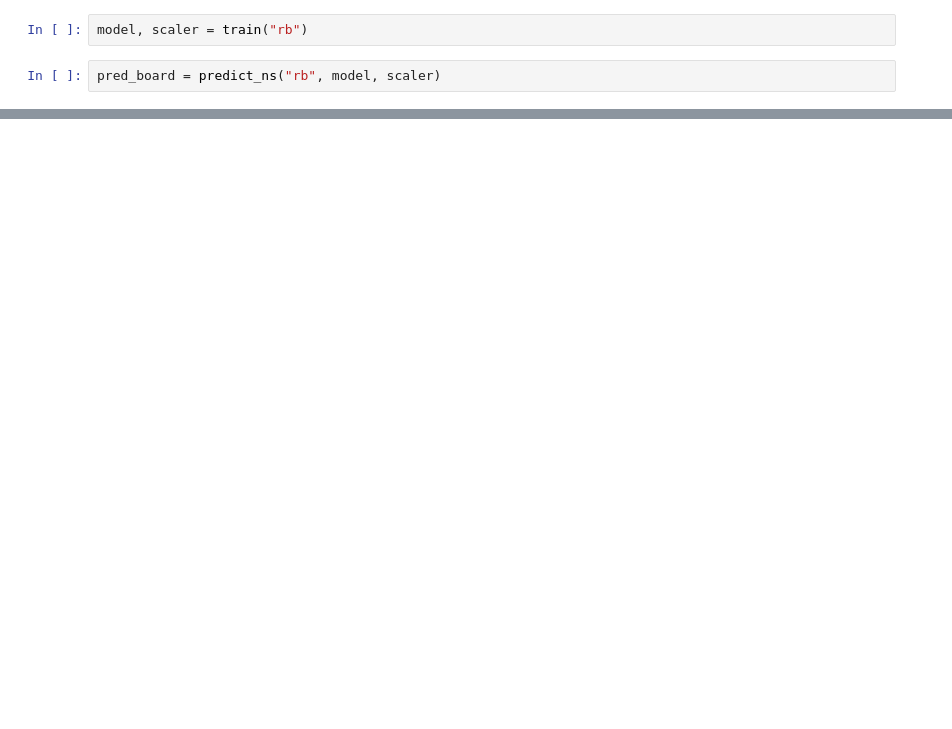
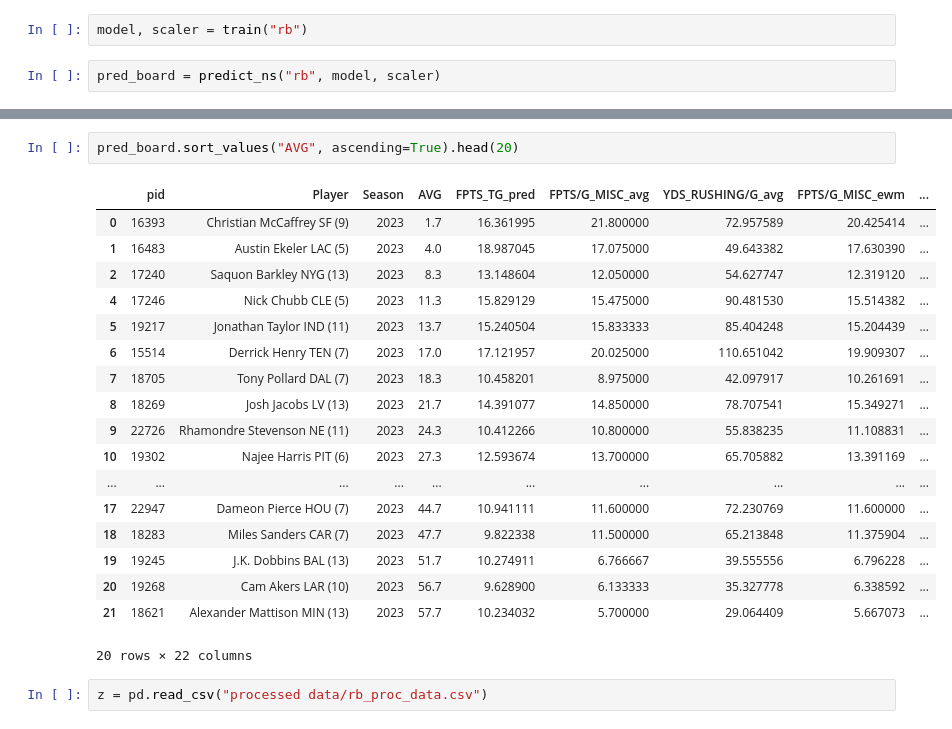
Before and after one commit to sslp23/ff_optimizer, a Jupyter notebook: Model Auto.ipynb, the cells around one changed output, grey strips where cells are left out. Cells and saved outputs as stored; diff of their text form; blank space fills up the shorter version.

```diff
--- a/Model Auto.ipynb
+++ b/Model Auto.ipynb
@@ -97 +98,24 @@ pred_board.sort_values("FPTS_TG_pred", ascending=False).head(20)
 20 rows × 22 columns
+# %%
+pred_board.sort_values("AVG", ascending=True).head(20)
+# %% [output]
+|  | pid | Player | Season | AVG | FPTS_TG_pred | FPTS/G_MISC_avg | YDS_RUSHING/G_avg | FPTS/G_MISC_ewm | ... |
+| 0 | 16393 | Christian McCaffrey SF (9) | 2023 | 1.7 | 16.361995 | 21.800000 | 72.957589 | 20.425414 | ... |
+| 1 | 16483 | Austin Ekeler LAC (5) | 2023 | 4.0 | 18.987045 | 17.075000 | 49.643382 | 17.630390 | ... |
+| 2 | 17240 | Saquon Barkley NYG (13) | 2023 | 8.3 | 13.148604 | 12.050000 | 54.627747 | 12.319120 | ... |
+| 4 | 17246 | Nick Chubb CLE (5) | 2023 | 11.3 | 15.829129 | 15.475000 | 90.481530 | 15.514382 | ... |
+| 5 | 19217 | Jonathan Taylor IND (11) | 2023 | 13.7 | 15.240504 | 15.833333 | 85.404248 | 15.204439 | ... |
+| 6 | 15514 | Derrick Henry TEN (7) | 2023 | 17.0 | 17.121957 | 20.025000 | 110.651042 | 19.909307 | ... |
+| 7 | 18705 | Tony Pollard DAL (7) | 2023 | 18.3 | 10.458201 | 8.975000 | 42.097917 | 10.261691 | ... |
+| 8 | 18269 | Josh Jacobs LV (13) | 2023 | 21.7 | 14.391077 | 14.850000 | 78.707541 | 15.349271 | ... |
+| 9 | 22726 | Rhamondre Stevenson NE (11) | 2023 | 24.3 | 10.412266 | 10.800000 | 55.838235 | 11.108831 | ... |
+| 10 | 19302 | Najee Harris PIT (6) | 2023 | 27.3 | 12.593674 | 13.700000 | 65.705882 | 13.391169 | ... |
+| ... | ... | ... | ... | ... | ... | ... | ... | ... | ... |
+| 17 | 22947 | Dameon Pierce HOU (7) | 2023 | 44.7 | 10.941111 | 11.600000 | 72.230769 | 11.600000 | ... |
+| 18 | 18283 | Miles Sanders CAR (7) | 2023 | 47.7 | 9.822338 | 11.500000 | 65.213848 | 11.375904 | ... |
+| 19 | 19245 | J.K. Dobbins BAL (13) | 2023 | 51.7 | 10.274911 | 6.766667 | 39.555556 | 6.796228 | ... |
+| 20 | 19268 | Cam Akers LAR (10) | 2023 | 56.7 | 9.628900 | 6.133333 | 35.327778 | 6.338592 | ... |
+| 21 | 18621 | Alexander Mattison MIN (13) | 2023 | 57.7 | 10.234032 | 5.700000 | 29.064409 | 5.667073 | ... |
+20 rows × 22 columns
+# %%
+z = pd.read_csv("processed data/rb_proc_data.csv")
```
Also changed, not shown: parts of 5 cells of this notebook, 4 other files.
